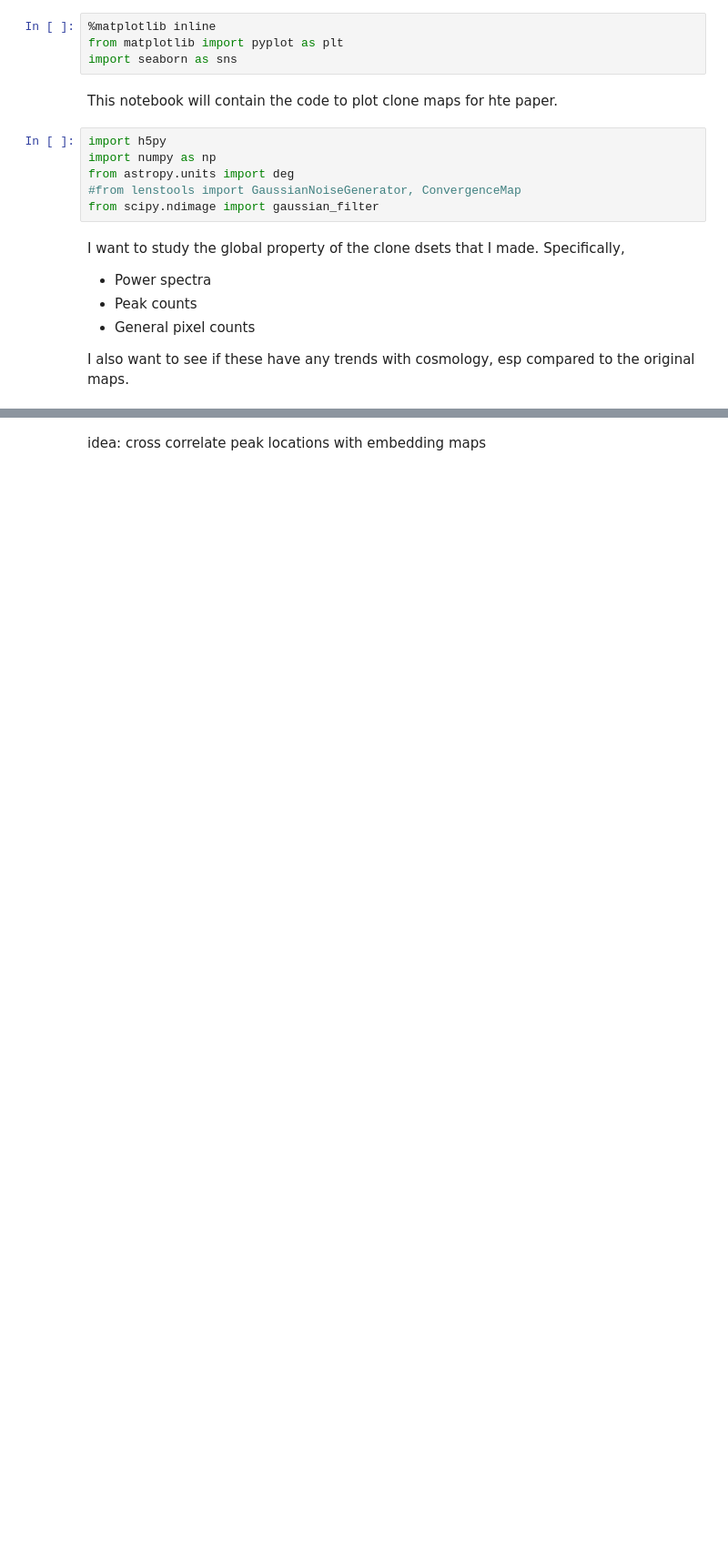
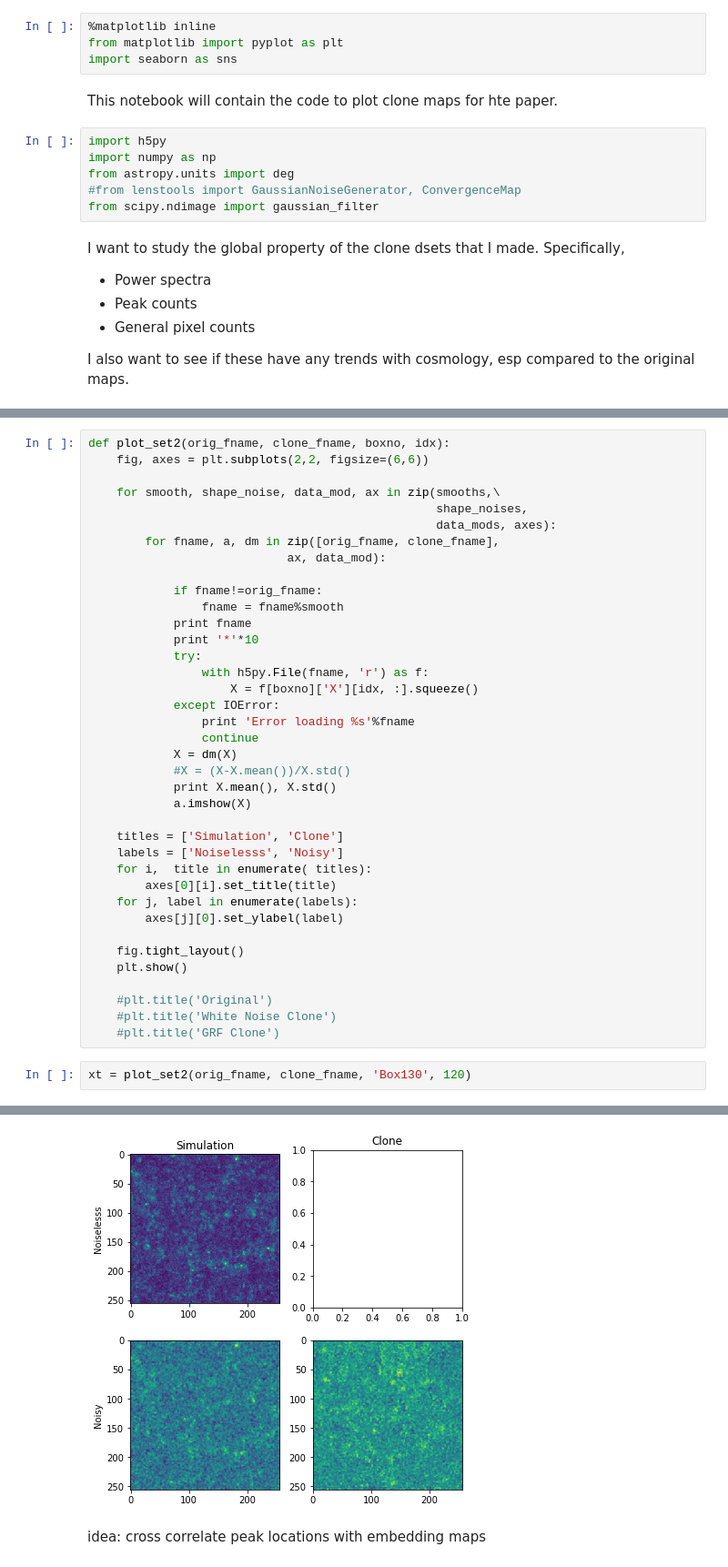
Before and after one commit to mclaughlin6464/uatu, a Jupyter notebook: notebooks/Plot Clone Maps Uatu I.ipynb, the cells around one changed output, grey strips where cells are left out. Shown at 91% size. Drawn from its saved outputs; the diff is of its cells as text; blank space fills up the shorter version.

```diff
--- a/notebooks/Plot Clone Maps Uatu I.ipynb
+++ b/notebooks/Plot Clone Maps Uatu I.ipynb
@@ -103,0 +126,41 @@ xt = plot_set(orig_fname, clone_fname, clone_fname2, 'Box111', 200)
+# %%
+def plot_set2(orig_fname, clone_fname, boxno, idx):
+    fig, axes = plt.subplots(2,2, figsize=(6,6))
+
+    for smooth, shape_noise, data_mod, ax in zip(smooths,\
+                                                 shape_noises,
+                                                 data_mods, axes):
+        for fname, a, dm in zip([orig_fname, clone_fname],
+                            ax, data_mod):
+
+            if fname!=orig_fname:
+                fname = fname%smooth
+            print fname
+            print '*'*10
+            try:
+                with h5py.File(fname, 'r') as f:
+                    X = f[boxno]['X'][idx, :].squeeze()
+            except IOError:
+                print 'Error loading %s'%fname
+                continue
+            X = dm(X)
+            #X = (X-X.mean())/X.std()
+            print X.mean(), X.std()
+            a.imshow(X)
+
+    titles = ['Simulation', 'Clone']
+    labels = ['Noiselesss', 'Noisy']
+    for i,  title in enumerate( titles):
+        axes[0][i].set_title(title)
+    for j, label in enumerate(labels):
+        axes[j][0].set_ylabel(label)
+
+    fig.tight_layout()
+    plt.show()
+
+    #plt.title('Original')
+    #plt.title('White Noise Clone')
+    #plt.title('GRF Clone')
+# %%
+xt = plot_set2(orig_fname, clone_fname, 'Box130', 120)
+# %% [output]
@@ -104,2 +179,3 @@ xt = plot_set(orig_fname, clone_fname, clone_fname2, 'Box111', 200)
+[figure, added]
 # %% [markdown]
 idea: cross correlate peak locations with embedding maps
```
Also changed, not shown: parts of 12 cells of this notebook, 16 other files.
